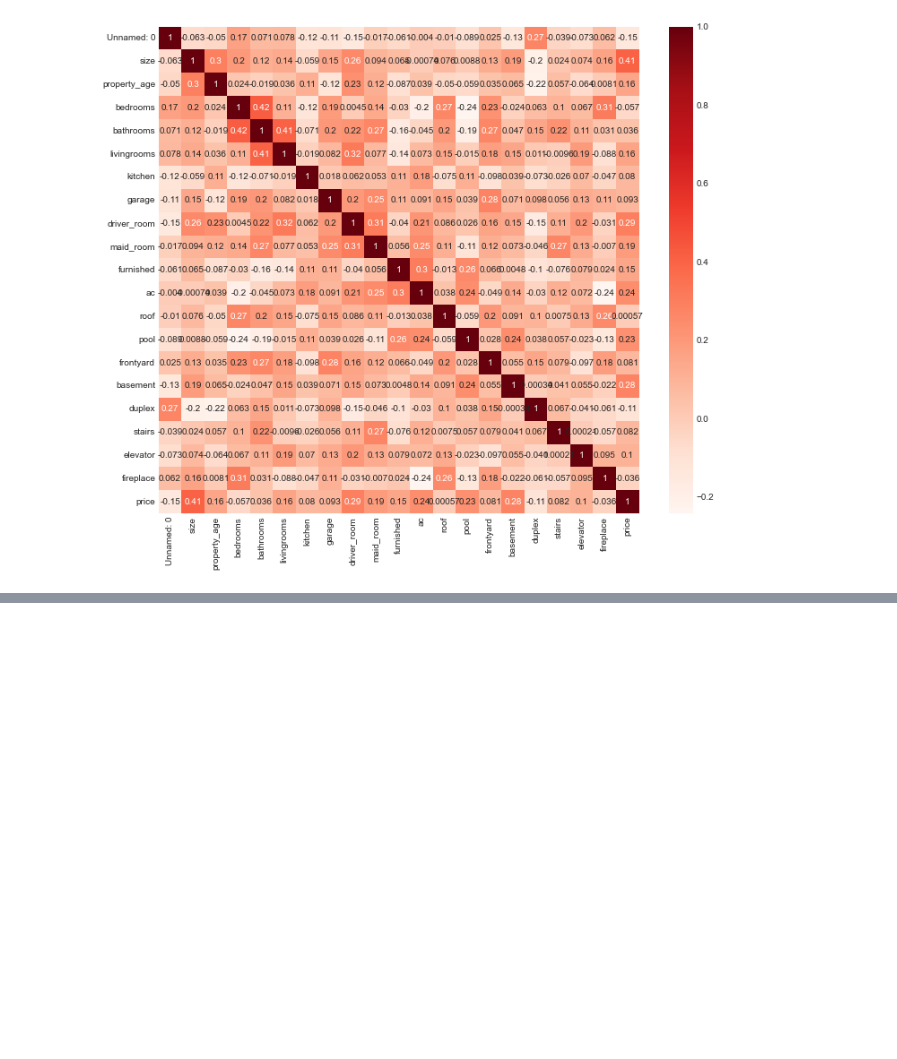
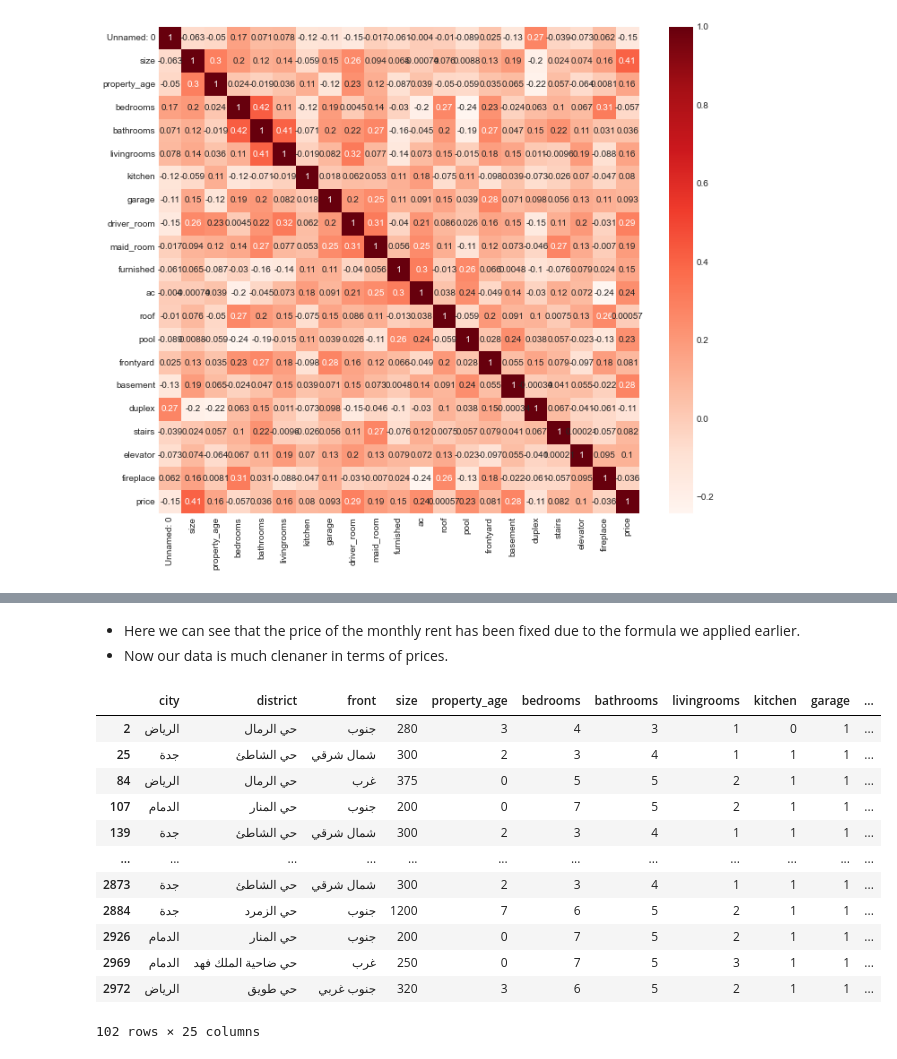
Before and after one commit to novr1512/saudi_aqar_price_prediction, a Jupyter notebook: full_EDA.ipynb, the cells around one changed output, grey strips where cells are left out. Saved outputs shown, nothing was run; the diff lists cells and outputs as text; code cells hidden in the pictures; blank space fills up the shorter version.

```diff
--- a/full_EDA.ipynb
+++ b/full_EDA.ipynb
@@ -168,0 +259,20 @@ plt.show();
+# %% [markdown]
+- Here we can see that the price of the monthly rent has been fixed due to the formula we applied earlier.
+- Now our data is much clenaner in terms of prices.
+# %%
+Monthly_rent = H_data[H_data['Rent Frequnecy'] == 'Monthly']
+Monthly_rent
+# %% [output]
+|  | city | district | front | size | property_age | bedrooms | bathrooms | livingrooms | kitchen | garage | ... |
+| 2 | الرياض | حي الرمال | جنوب | 280 | 3 | 4 | 3 | 1 | 0 | 1 | ... |
+| 25 | جدة | حي الشاطئ | شمال شرقي | 300 | 2 | 3 | 4 | 1 | 1 | 1 | ... |
+| 84 | الرياض | حي الرمال | غرب | 375 | 0 | 5 | 5 | 2 | 1 | 1 | ... |
+| 107 | الدمام | حي المنار | جنوب | 200 | 0 | 7 | 5 | 2 | 1 | 1 | ... |
+| 139 | جدة | حي الشاطئ | شمال شرقي | 300 | 2 | 3 | 4 | 1 | 1 | 1 | ... |
+| ... | ... | ... | ... | ... | ... | ... | ... | ... | ... | ... | ... |
+| 2873 | جدة | حي الشاطئ | شمال شرقي | 300 | 2 | 3 | 4 | 1 | 1 | 1 | ... |
+| 2884 | جدة | حي الزمرد | جنوب | 1200 | 7 | 6 | 5 | 2 | 1 | 1 | ... |
+| 2926 | الدمام | حي المنار | جنوب | 200 | 0 | 7 | 5 | 2 | 1 | 1 | ... |
+| 2969 | الدمام | حي ضاحية الملك فهد | غرب | 250 | 0 | 7 | 5 | 3 | 1 | 1 | ... |
+| 2972 | الرياض | حي طويق | جنوب غربي | 320 | 3 | 6 | 5 | 2 | 1 | 1 | ... |
+102 rows × 25 columns
```
Also changed, not shown: parts of 62 cells of this notebook.
